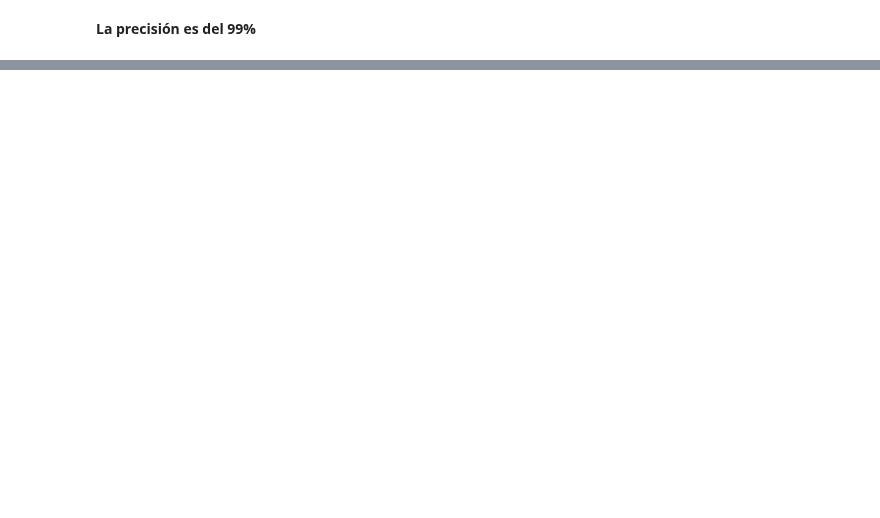
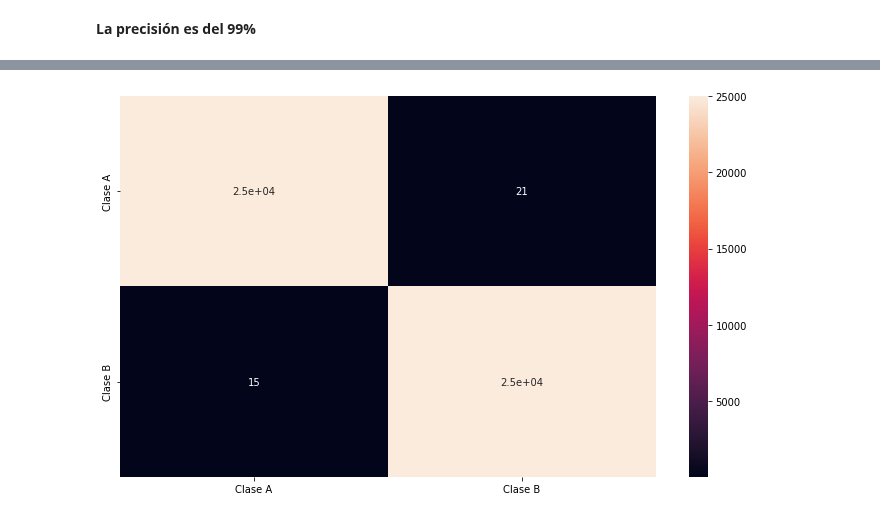
Before and after one commit to Radhe-0/Practicas, a Jupyter notebook: Machine Learning/Red_neuronal_5(clasificacion).ipynb, the cells around one changed output, grey strips where cells are left out. Saved outputs shown, nothing was run; the diff lists cells and outputs as text; code cells hidden in the pictures; blank space fills up the shorter version.

```diff
--- a/Machine Learning/Red_neuronal_5(clasificacion).ipynb
+++ b/Machine Learning/Red_neuronal_5(clasificacion).ipynb
@@ -141,0 +145,13 @@ model.coefs_
+# %%
+# Matriz de confusión
+
+MXC = confusion_matrix(ytest,predicciones)
+index_columns = ['Clase A', 'Clase B']
+df_MXC = pd.DataFrame(MXC, index=index_columns, columns=index_columns)
+
+
+fig = plt.figure(figsize=(12,7))
+sns.heatmap(df_MXC,cmap='rocket', annot=True)
+plt.show()
+# %% [output]
+[figure, added]
```
Also changed, not shown: parts of 9 cells of this notebook.
